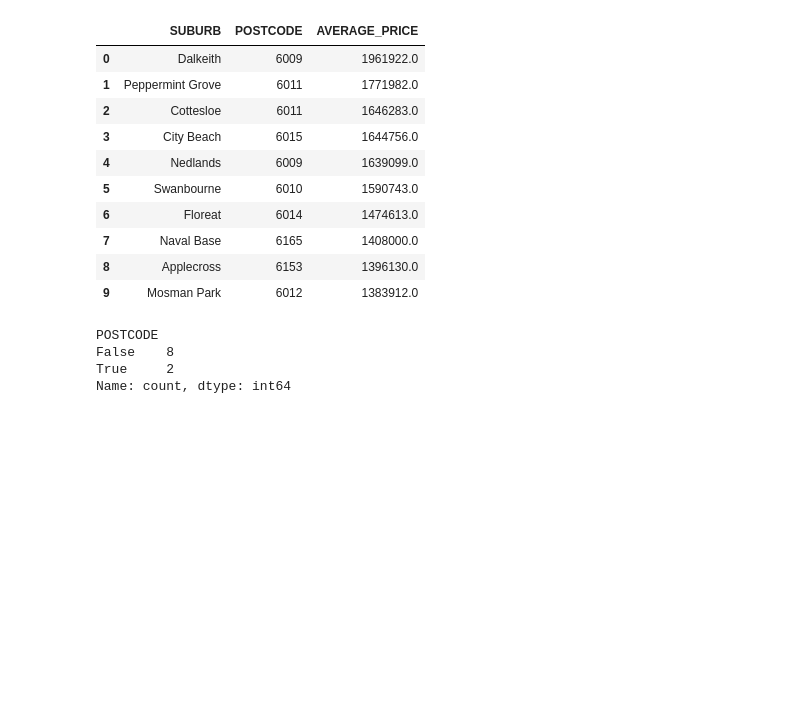
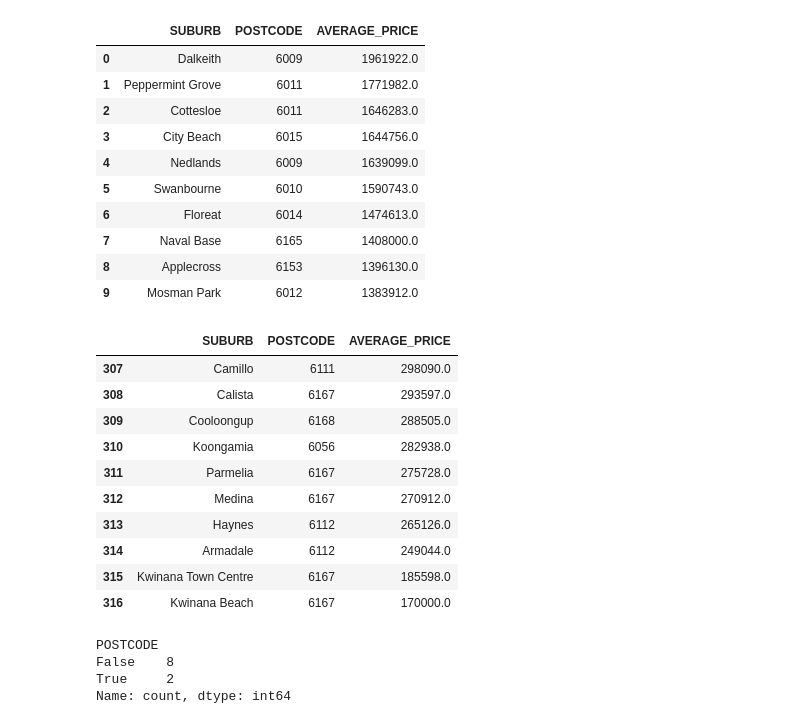
Before and after one commit to KavishNaran/Perth-Housing-Analysis, a Jupyter notebook: South and North Analysis.ipynb, the cells around one changed output. Saved outputs shown, nothing was run; the diff lists cells and outputs as text; code cells hidden in the pictures; blank space fills up the shorter version.

```diff
--- a/South and North Analysis.ipynb
+++ b/South and North Analysis.ipynb
@@ -103,6 +103,20 @@ average_prices.head(10)
 | 7 | Naval Base | 6165 | 1408000.0 |
 | 8 | Applecross | 6153 | 1396130.0 |
 | 9 | Mosman Park | 6012 | 1383912.0 |
+# %%
+average_prices.tail(10)
+# %% [output]
+|  | SUBURB | POSTCODE | AVERAGE_PRICE |
+| 307 | Camillo | 6111 | 298090.0 |
+| 308 | Calista | 6167 | 293597.0 |
+| 309 | Cooloongup | 6168 | 288505.0 |
+| 310 | Koongamia | 6056 | 282938.0 |
+| 311 | Parmelia | 6167 | 275728.0 |
+| 312 | Medina | 6167 | 270912.0 |
+| 313 | Haynes | 6112 | 265126.0 |
+| 314 | Armadale | 6112 | 249044.0 |
+| 315 | Kwinana Town Centre | 6167 | 185598.0 |
+| 316 | Kwinana Beach | 6167 | 170000.0 |
 # %%
 # Check how many postcodes are SOR in the top 10 average house prices
 south_count_top_10 = (average_prices.head(10)['POSTCODE'] >= 6100).value_counts()
```
